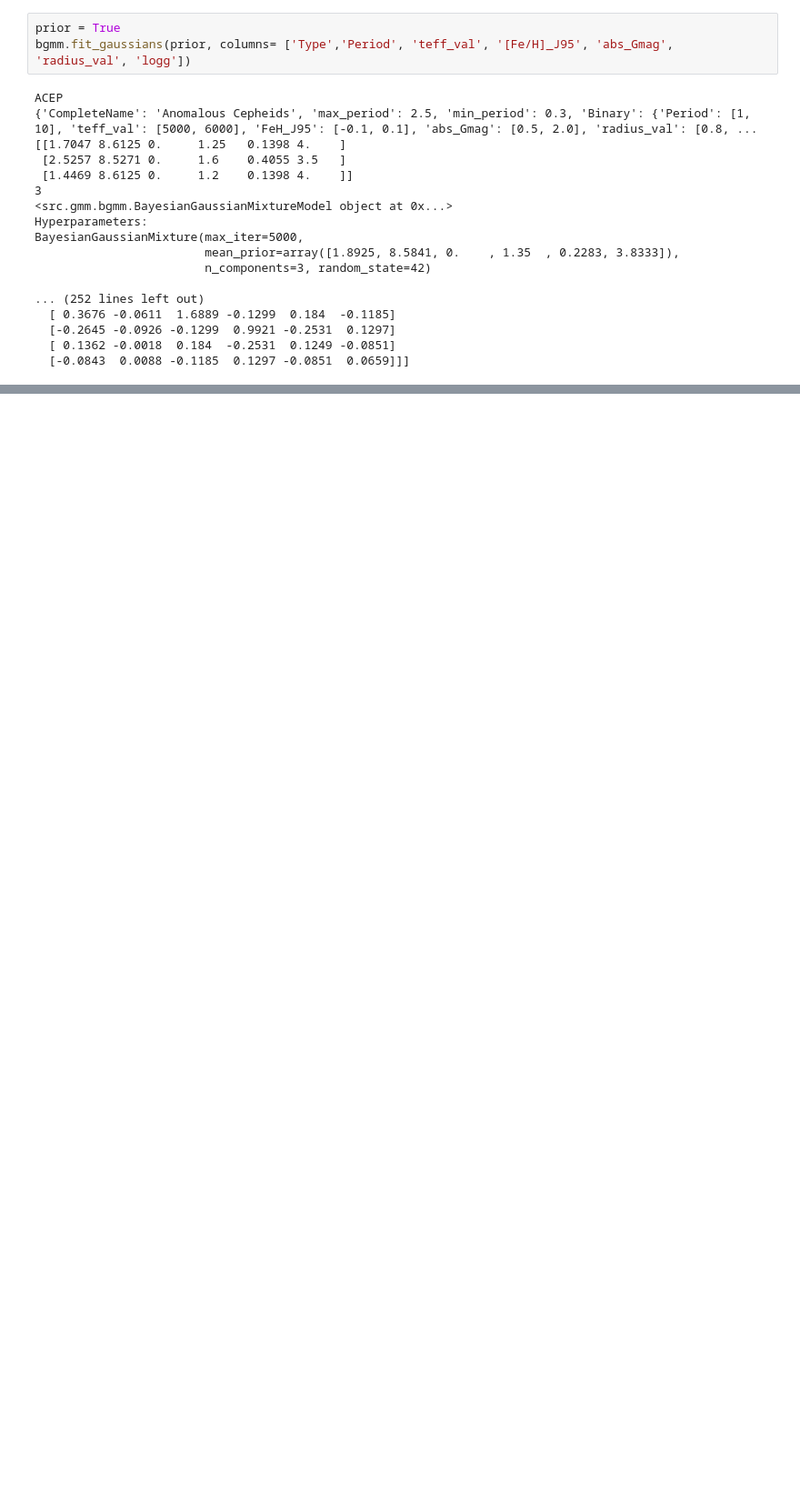
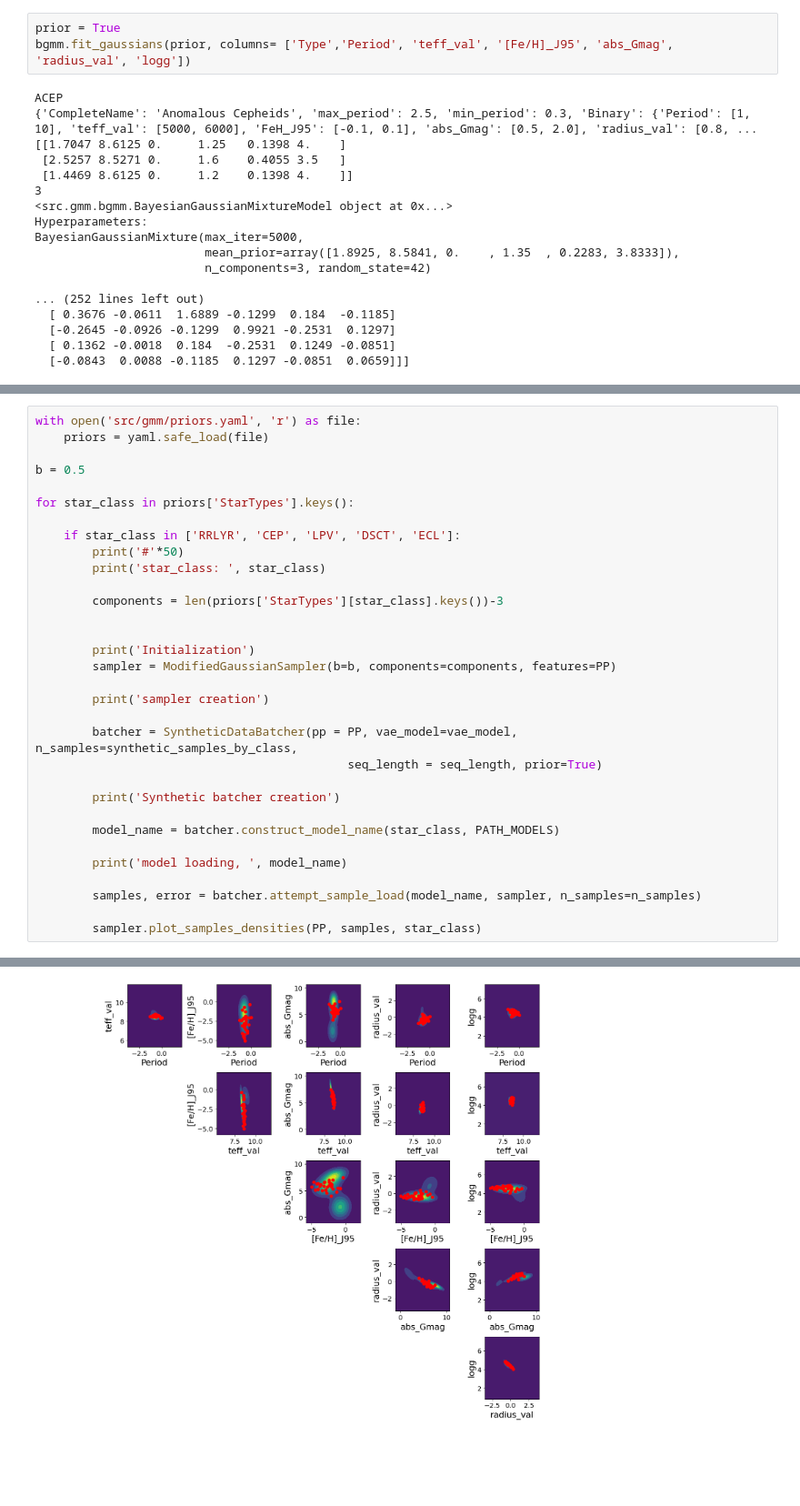
Before and after one commit to frperezgalarce/cnn-pels-vae, a Jupyter notebook: notebooks/5.sampler_bgmm.ipynb, the cells around one changed output, grey strips where cells are left out. Shown at 91% size. Cells and saved outputs as stored; diff of their text form; blank space fills up the shorter version.

```diff
--- a/notebooks/5.sampler_bgmm.ipynb
+++ b/notebooks/5.sampler_bgmm.ipynb
@@ -403,0 +429,33 @@ Convergence likely achieved.
+# %%
+with open('src/gmm/priors.yaml', 'r') as file:
+    priors = yaml.safe_load(file)
+
+b = 0.5
+
+for star_class in priors['StarTypes'].keys():
+
+    if star_class in ['RRLYR', 'CEP', 'LPV', 'DSCT', 'ECL']:
+        print('#'*50)
+        print('star_class: ', star_class)
+
+        components = len(priors['StarTypes'][star_class].keys())-3
+
+
+        print('Initialization')
+        sampler = ModifiedGaussianSampler(b=b, components=components, features=PP)
+
+        print('sampler creation')
+
+        batcher = SyntheticDataBatcher(pp = PP, vae_model=vae_model, n_samples=synthetic_samples_by_class,
+                                            seq_length = seq_length, prior=True)
+
+        print('Synthetic batcher creation')
+
+        model_name = batcher.construct_model_name(star_class, PATH_MODELS)
+
+        print('model loading, ', model_name)
+
+        samples, error = batcher.attempt_sample_load(model_name, sampler, n_samples=n_samples)
+
+        sampler.plot_samples_densities(PP, samples, star_class)
+# %% [output]
@@ -403,0 +479 @@ Convergence likely achieved.
+[figure, added]
```
Also changed, not shown: parts of 6 cells of this notebook, 18 other files.
